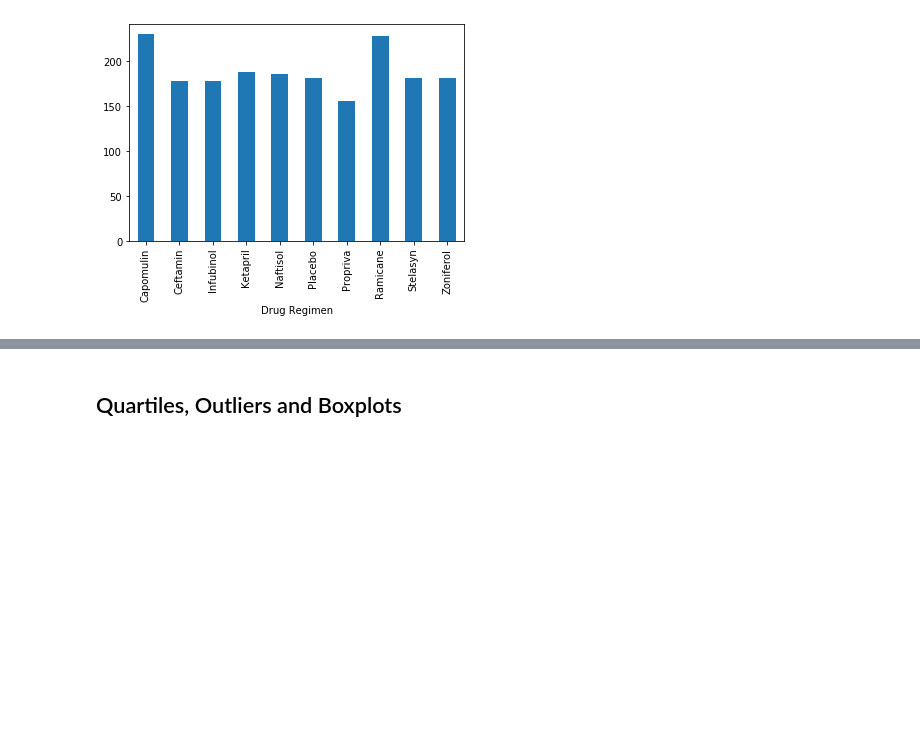
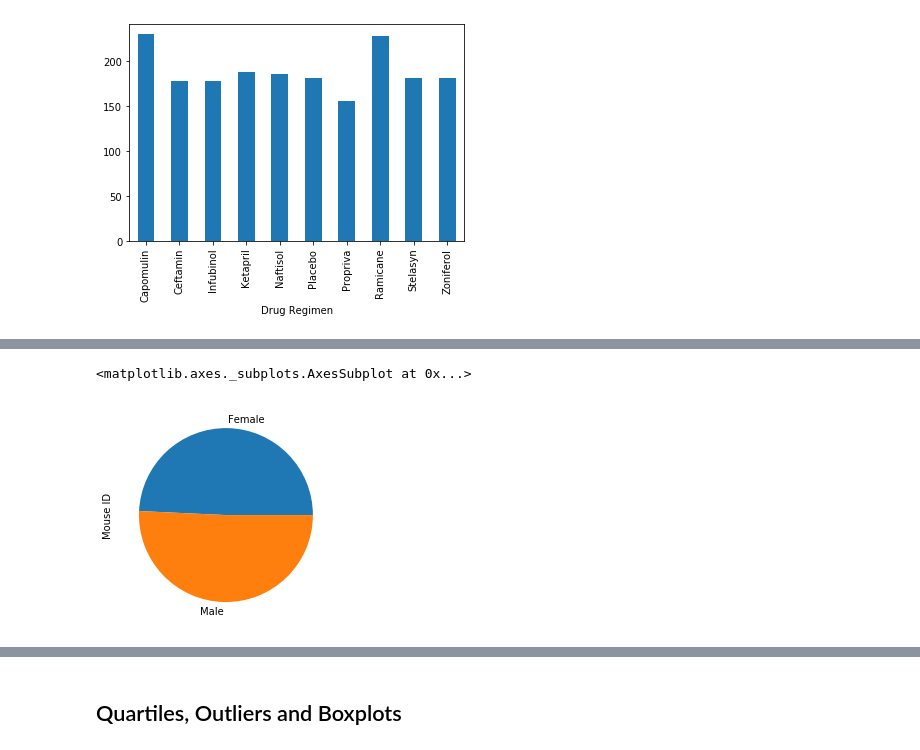
Before and after one commit to crisbusa92/matplotlib-challenge, a Jupyter notebook: Pymaceuticals/pymaceuticals_starter.ipynb, the cells around one changed output, grey strips where cells are left out. Saved outputs shown, nothing was run; the diff lists cells and outputs as text; code cells hidden in the pictures; blank space fills up the shorter version.

```diff
--- a/Pymaceuticals/pymaceuticals_starter.ipynb
+++ b/Pymaceuticals/pymaceuticals_starter.ipynb
@@ -126,4 +119,10 @@ AttributeError: 'Rectangle' object has no property 'figsize'
 # %%
 # Generate a pie plot showing the distribution of female versus male mice using pandas
+
+gender = data['Mouse ID'].groupby(cdata['Sex']).count()
+gender.plot.pie()
+# %% [output]
+<matplotlib.axes._subplots.AxesSubplot at 0x...>
+[figure, added]
 # %%
 # Generate a pie plot showing the distribution of female versus male mice using pyplot
```
Also changed, not shown: parts of 4 cells of this notebook.
